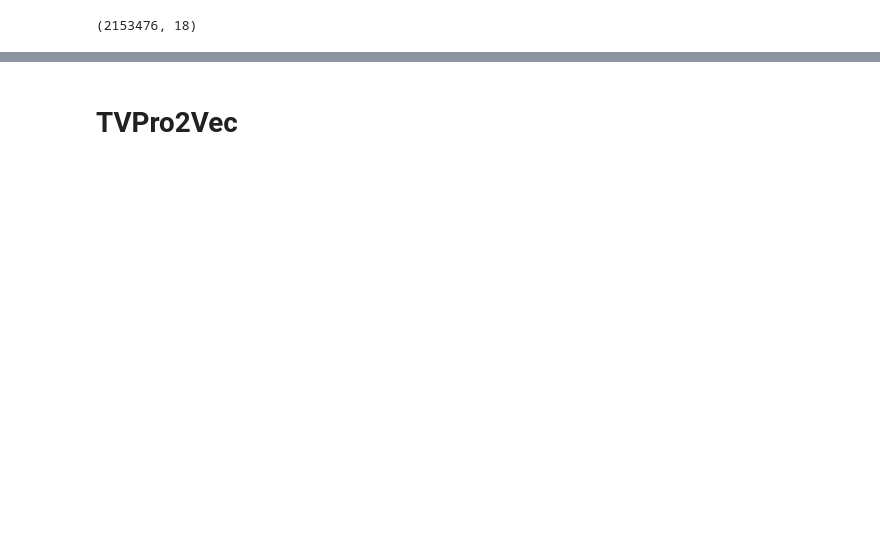
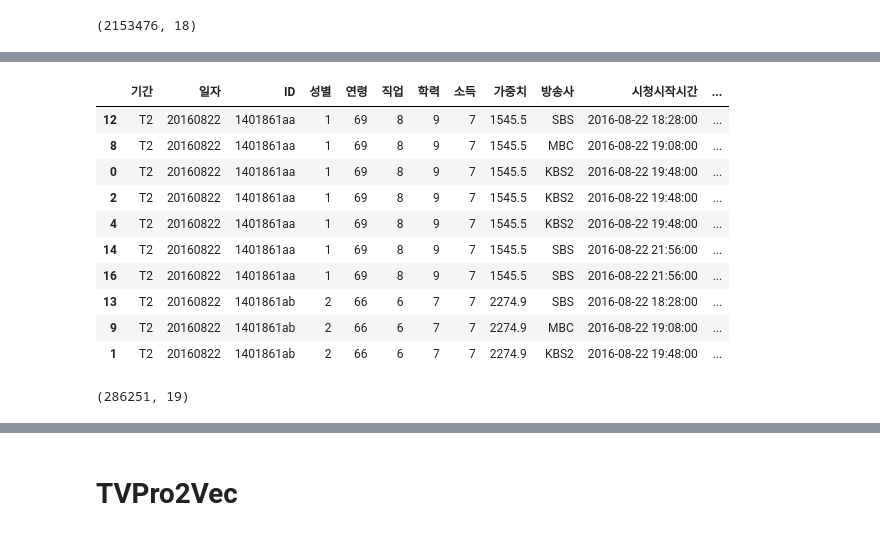
Before and after one commit to ryuqae/SBS, a Jupyter notebook: STEP4_Viewer Clustering.ipynb, the cells around one changed output, grey strips where cells are left out. Cells and saved outputs as stored; diff of their text form; code cells hidden in the pictures; blank space fills up the shorter version.

```diff
--- a/STEP4_Viewer Clustering.ipynb
+++ b/STEP4_Viewer Clustering.ipynb
@@ -55,0 +50,28 @@ temp['이탈시간대'] = temp.시청종료시간.dt.hour
+# %%
+weekday = ['Mon','Tue','Wed','Thu','Fri']
+# %%
+prime = tidy_df[(tidy_df.시청시작시간.dt.hour >= 17)
+                & (tidy_df.요일.isin(weekday))
+                & (tidy_df.프로그램시청시간 >= 600)
+                & (tidy_df.연령.astype(int)< 70)
+               ].copy()
+# %%
+prime['장르'] = prime.방송사 + '_' + prime.대분류
+# %%
+prime.head(10)
+# %% [output]
+|  | 기간 | 일자 | ID | 성별 | 연령 | 직업 | 학력 | 소득 | 가중치 | 방송사 | 시청시작시간 | ... |
+| 12 | T2 | 20160822 | 1401861aa | 1 | 69 | 8 | 9 | 7 | 1545.5 | SBS | 2016-08-22 18:28:00 | ... |
+| 8 | T2 | 20160822 | 1401861aa | 1 | 69 | 8 | 9 | 7 | 1545.5 | MBC | 2016-08-22 19:08:00 | ... |
+| 0 | T2 | 20160822 | 1401861aa | 1 | 69 | 8 | 9 | 7 | 1545.5 | KBS2 | 2016-08-22 19:48:00 | ... |
+| 2 | T2 | 20160822 | 1401861aa | 1 | 69 | 8 | 9 | 7 | 1545.5 | KBS2 | 2016-08-22 19:48:00 | ... |
+| 4 | T2 | 20160822 | 1401861aa | 1 | 69 | 8 | 9 | 7 | 1545.5 | KBS2 | 2016-08-22 19:48:00 | ... |
+| 14 | T2 | 20160822 | 1401861aa | 1 | 69 | 8 | 9 | 7 | 1545.5 | SBS | 2016-08-22 21:56:00 | ... |
+| 16 | T2 | 20160822 | 1401861aa | 1 | 69 | 8 | 9 | 7 | 1545.5 | SBS | 2016-08-22 21:56:00 | ... |
+| 13 | T2 | 20160822 | 1401861ab | 2 | 66 | 6 | 7 | 7 | 2274.9 | SBS | 2016-08-22 18:28:00 | ... |
+| 9 | T2 | 20160822 | 1401861ab | 2 | 66 | 6 | 7 | 7 | 2274.9 | MBC | 2016-08-22 19:08:00 | ... |
+| 1 | T2 | 20160822 | 1401861ab | 2 | 66 | 6 | 7 | 7 | 2274.9 | KBS2 | 2016-08-22 19:48:00 | ... |
+# %%
+prime.shape
+# %% [output]
+(286251, 19)
```
Also changed, not shown: parts of 57 cells of this notebook, 2 other files.
